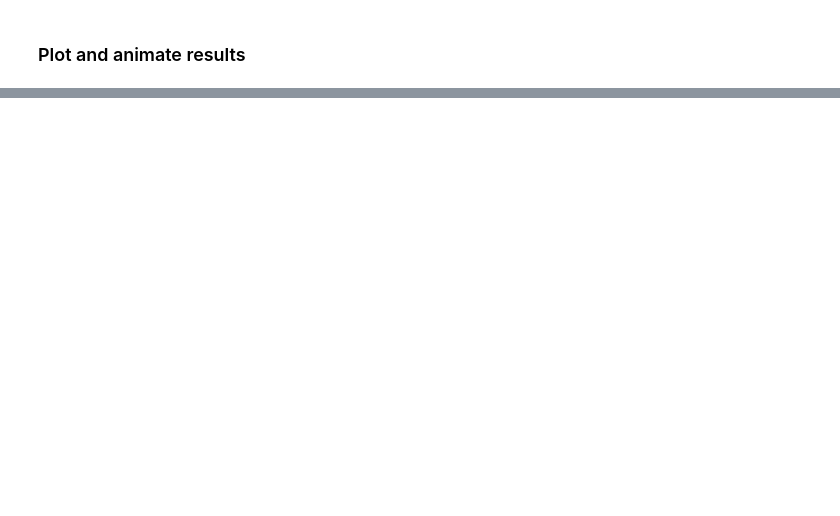
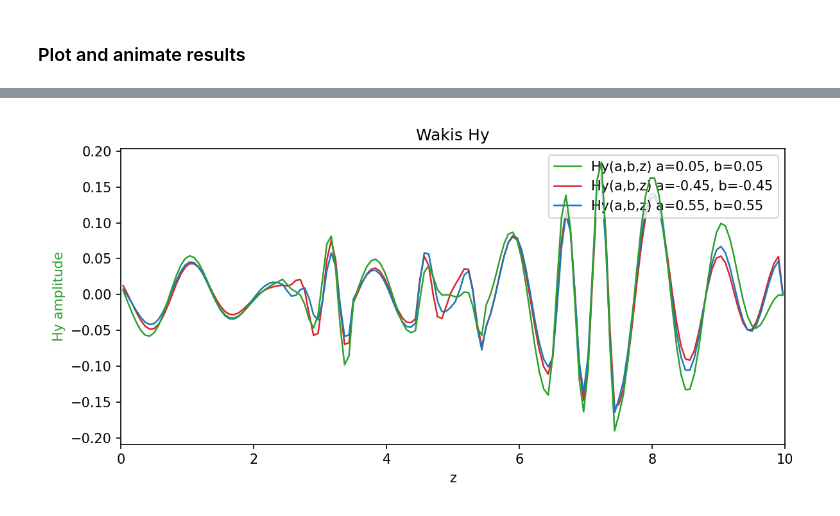
Before and after one commit to ImpedanCEI/wakis, a Jupyter notebook: notebooks/001_dielectric_barriers.ipynb, the cells around one changed output, grey strips where cells are left out. Drawn from its saved outputs; the diff is of its cells as text; code cells hidden in the pictures; blank space fills up the shorter version.

```diff
--- a/notebooks/001_dielectric_barriers.ipynb
+++ b/notebooks/001_dielectric_barriers.ipynb
@@ -154,3 +189,5 @@ for n in tqdm(range(N1)):
 # %%
 # quick plotting
-solver.plot1D('Hy', pos=0.5)
+solver.plot1D('Hy', pos=[0.5, 0.4, 0.6], colors=['tab:green', 'tab:red', 'tab:blue'])
+# %% [output]
+[figure, added]
```
Also changed, not shown: parts of 13 cells of this notebook.
